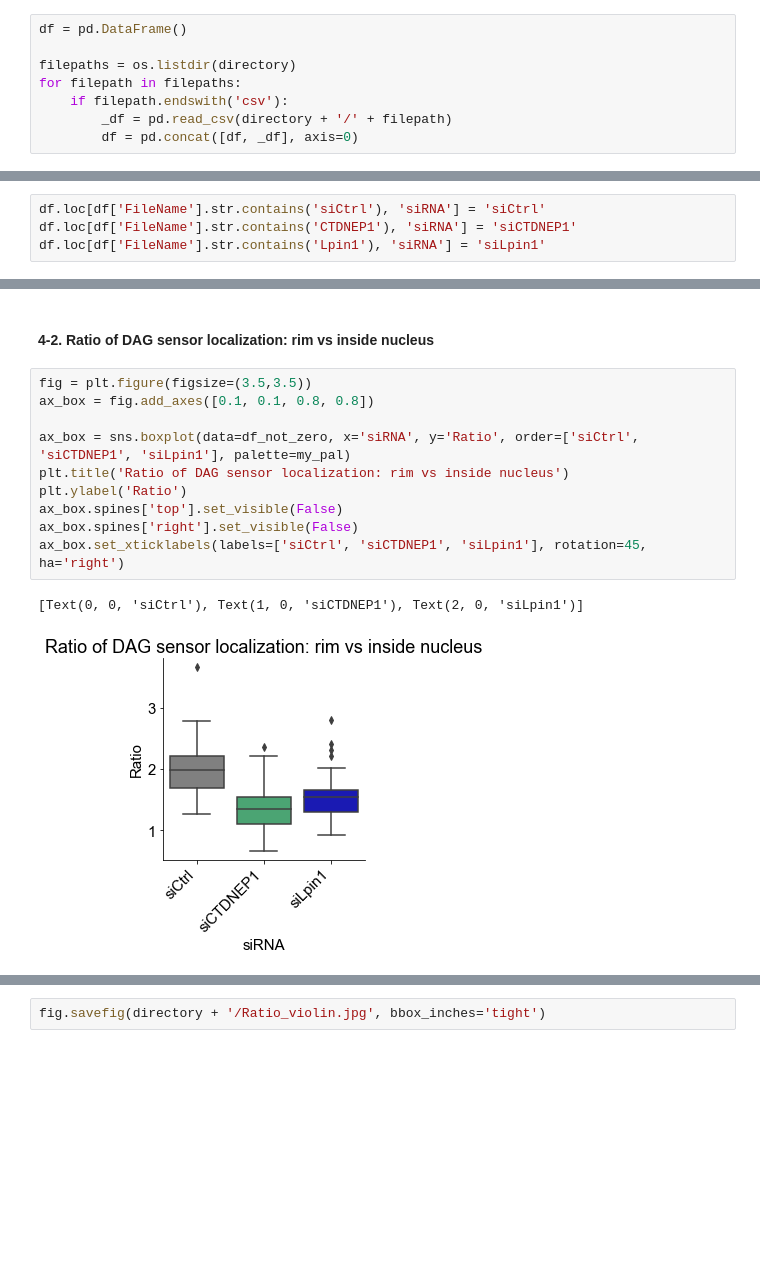
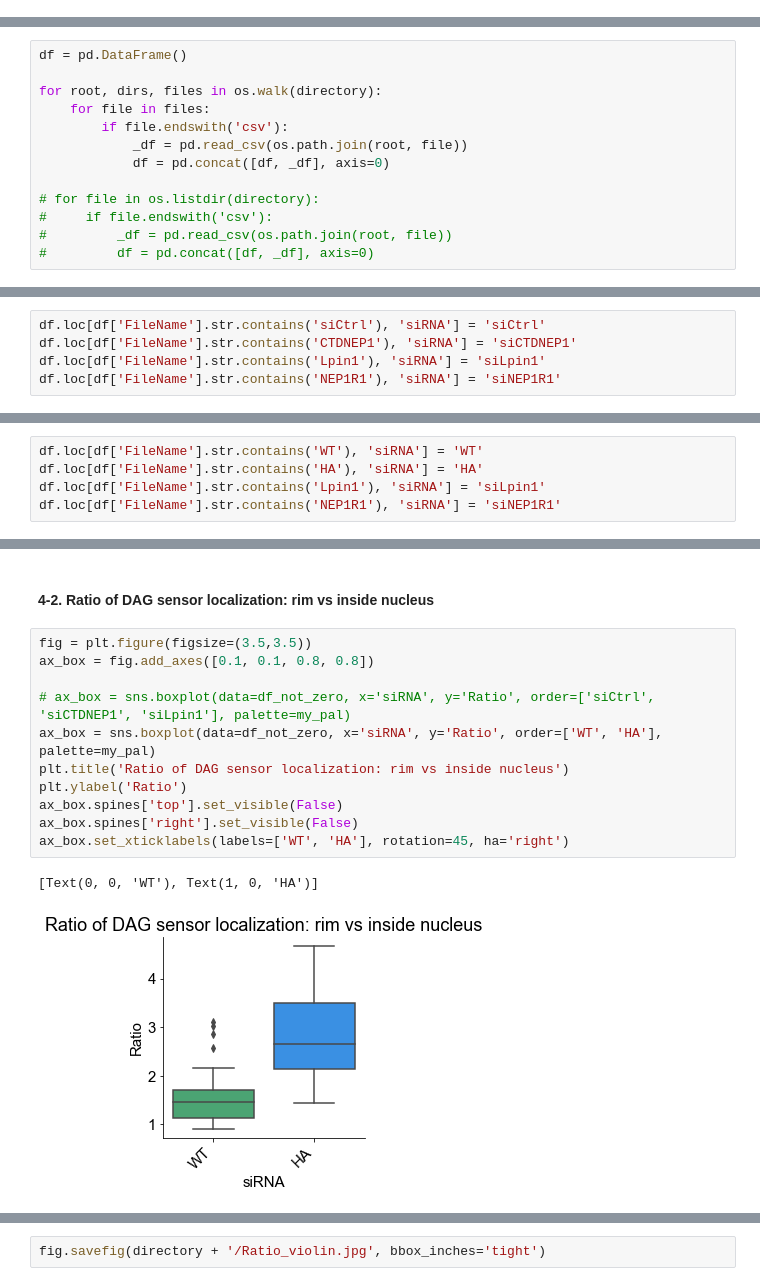
Before and after one commit to shokenlee/Lee_2023_Sun2-Lipid, a Jupyter notebook: DAGsensor.ipynb, the cells around one changed output, grey strips where cells are left out. Drawn from its saved outputs; the diff is of its cells as text; blank space fills up the shorter version.

Commit message:
Used os.walk in lieu of listdir; export as pdf

```diff
--- a/DAGsensor.ipynb
+++ b/DAGsensor.ipynb
@@ -25,10 +25,2 @@ directory = '/Users/ShokenLEE/Desktop/DATA/2022 1-3/3-16-22 P-193 2xT siCTDNEP1,
 # %% [markdown]
 ### **1. Concanatate all the CSV files**
-# %%
-df = pd.DataFrame()
-
-filepaths = os.listdir(directory)
-for filepath in filepaths:
-    if filepath.endswith('csv'):
-        _df = pd.read_csv(directory + '/' + filepath)
-        df = pd.concat([df, _df], axis=0)
@@ -37,3 +27,16 @@ df = df.reset_index()
+# %%
+df = pd.DataFrame()
+
+for root, dirs, files in os.walk(directory):
+    for file in files:
+        if file.endswith('csv'):
+            _df = pd.read_csv(os.path.join(root, file))
+            df = pd.concat([df, _df], axis=0)
+
+# for file in os.listdir(directory):
+#     if file.endswith('csv'):
+#         _df = pd.read_csv(os.path.join(root, file))
+#         df = pd.concat([df, _df], axis=0)
 # %%
 df.head()
 # df.tail()
@@ -69,3 +71,4 @@ memory usage: 11.7+ KB
 df.loc[df['FileName'].str.contains('siCtrl'), 'siRNA'] = 'siCtrl'
 df.loc[df['FileName'].str.contains('CTDNEP1'), 'siRNA'] = 'siCTDNEP1'
 df.loc[df['FileName'].str.contains('Lpin1'), 'siRNA'] = 'siLpin1'
+df.loc[df['FileName'].str.contains('NEP1R1'), 'siRNA'] = 'siNEP1R1'
@@ -72,3 +77,8 @@ df.loc[df['FileName'].str.contains('Lpin1'), 'siRNA'] = 'siLpin1'
+# %%
+df.loc[df['FileName'].str.contains('WT'), 'siRNA'] = 'WT'
+df.loc[df['FileName'].str.contains('HA'), 'siRNA'] = 'HA'
+df.loc[df['FileName'].str.contains('Lpin1'), 'siRNA'] = 'siLpin1'
+df.loc[df['FileName'].str.contains('NEP1R1'), 'siRNA'] = 'siNEP1R1'
 # %% [markdown]
 ### **3. Cleaning**
 # %% [markdown]
@@ -139,14 +150,15 @@ dtype: int64
 # %%
 fig = plt.figure(figsize=(3.5,3.5))
 ax_box = fig.add_axes([0.1, 0.1, 0.8, 0.8])
 
-ax_box = sns.boxplot(data=df_not_zero, x='siRNA', y='Ratio', order=['siCtrl', 'siCTDNEP1', 'siLpin1'], palette=my_pal)
+# ax_box = sns.boxplot(data=df_not_zero, x='siRNA', y='Ratio', order=['siCtrl', 'siCTDNEP1', 'siLpin1'], palette=my_pal)
+ax_box = sns.boxplot(data=df_not_zero, x='siRNA', y='Ratio', order=['WT', 'HA'], palette=my_pal)
 plt.title('Ratio of DAG sensor localization: rim vs inside nucleus')
 plt.ylabel('Ratio')
 ax_box.spines['top'].set_visible(False)
 ax_box.spines['right'].set_visible(False)
-ax_box.set_xticklabels(labels=['siCtrl', 'siCTDNEP1', 'siLpin1'], rotation=45, ha='right')
+ax_box.set_xticklabels(labels=['WT', 'HA'], rotation=45, ha='right')
 # %% [output]
-[Text(0, 0, 'siCtrl'), Text(1, 0, 'siCTDNEP1'), Text(2, 0, 'siLpin1')]
+[Text(0, 0, 'WT'), Text(1, 0, 'HA')]
-[figure, old version]
+[figure, new version]
 # %%
```
Also changed, not shown: parts of 15 cells of this notebook.
